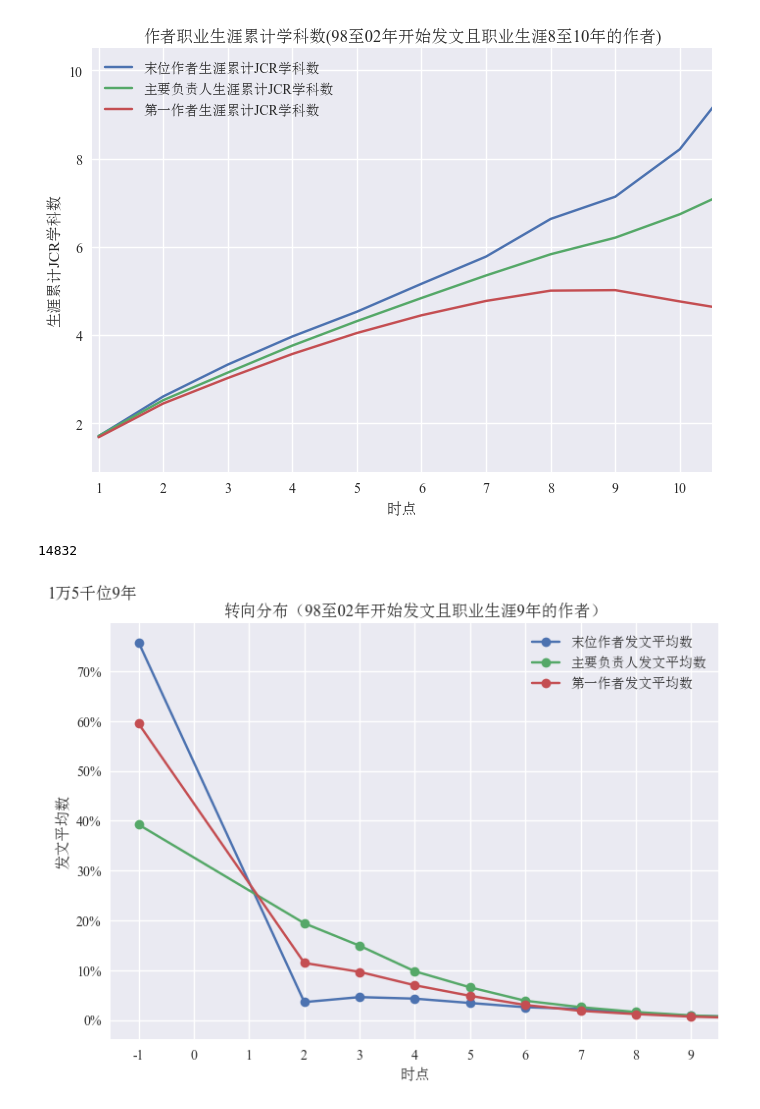
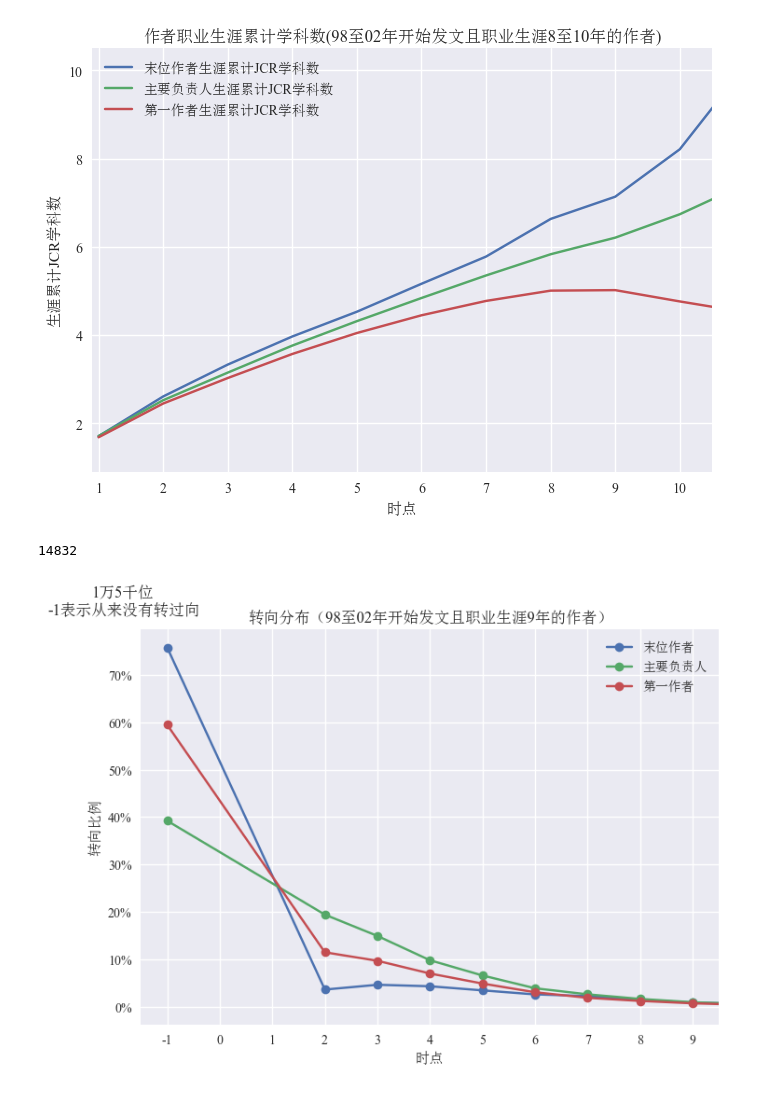
Before and after one commit to jiaweixu98/CrossBoundaryPerspective_InterdisciplinaryResearch, a Jupyter notebook: turningpoint/easyDraw.ipynb, the cells around one changed output. Saved outputs shown, nothing was run; the diff lists cells and outputs as text; code cells hidden in the pictures.

```diff
--- a/turningpoint/easyDraw.ipynb
+++ b/turningpoint/easyDraw.ipynb
@@ -292,33 +292,33 @@ plt.show()
 # %%
 KeyBreakthroughCounter98_02_9=pk.load(open('../../DataCrossBoundaryPerspective_InterdisciplinaryResearch/KeyBreakthroughCounter98_02_9.pk', 'rb'))
 FirstBreakthroughCounter98_02_9=pk.load(open('../../DataCrossBoundaryPerspective_InterdisciplinaryResearch/FirstBreakthroughCounter98_02_9.pk', 'rb'))
 LastBreakthroughCounter98_02_9=pk.load(open('../../DataCrossBoundaryPerspective_InterdisciplinaryResearch/LastBreakthroughCounter98_02_9.pk', 'rb'))
 
 
 
 years1 , KeyNum = zip(*sorted(KeyBreakthroughCounter98_02_9.items()))
 years2 , FirstNum = zip(*sorted(FirstBreakthroughCounter98_02_9.items()))
 years3 , LastNum = zip(*sorted(LastBreakthroughCounter98_02_9.items()))
 print(sum(KeyNum))
 fig, ax = plt.subplots()
-ax.plot(years3,np.array(LastNum)/14832, label='末位作者发文平均数', marker='.', markersize=14)
-ax.plot(years1,np.array(KeyNum)/14832, label='主要负责人发文平均数', marker='.', markersize=14)
-ax.plot(years2,np.array(FirstNum)/14832, label='第一作者发文平均数', marker='.', markersize=14)
-ax.set(xlabel='时点', ylabel='发文平均数',
+ax.plot(years3,np.array(LastNum)/14832, label='末位作者', marker='.', markersize=14)
+ax.plot(years1,np.array(KeyNum)/14832, label='主要负责人', marker='.', markersize=14)
+ax.plot(years2,np.array(FirstNum)/14832, label='第一作者', marker='.', markersize=14)
+ax.set(xlabel='时点', ylabel='转向比例',
        title='转向分布（98至02年开始发文且职业生涯9年的作者）')
 ax.yaxis.set_major_formatter(mtick.PercentFormatter(xmax=1.0, decimals=0))
 # plt.ticklabel_format(style='plain')
 
-plt.text(-0.03,1.07,'1万5千位9年',
+plt.text(-0.03,1.07,'1万5千位\n-1表示从来没有转过向',
 horizontalalignment='center',verticalalignment='center',
 transform=ax.transAxes)
 ax.set_xlim(-1.5, 9.5)
 # ax.set_ylim(0, 0.3)
 ax.set_xticks([i for i in range(-1,10,1)])
 # ax.set_yticks(np.array([i for i in range(125,410,25)])/100)
 ax.legend()
 fig.savefig("转向时间点分布（98至02年开始发文且职业生涯9年的作者）.png",dpi=300)
 plt.show()
 # %% [output]
 14832
-[figure, old version]
+[figure, new version]
```
Also changed, not shown: parts of 2 cells of this notebook, 6 other files.
